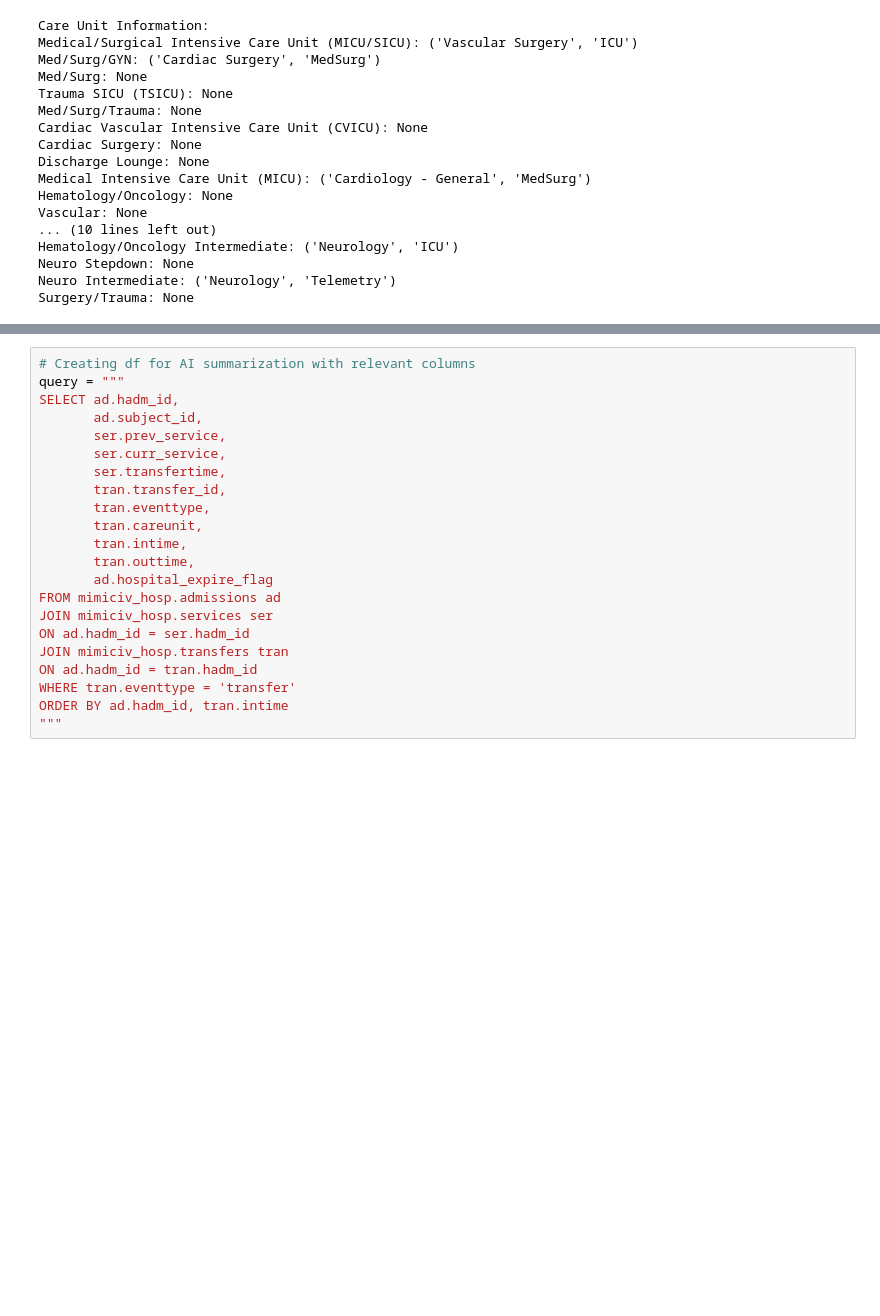
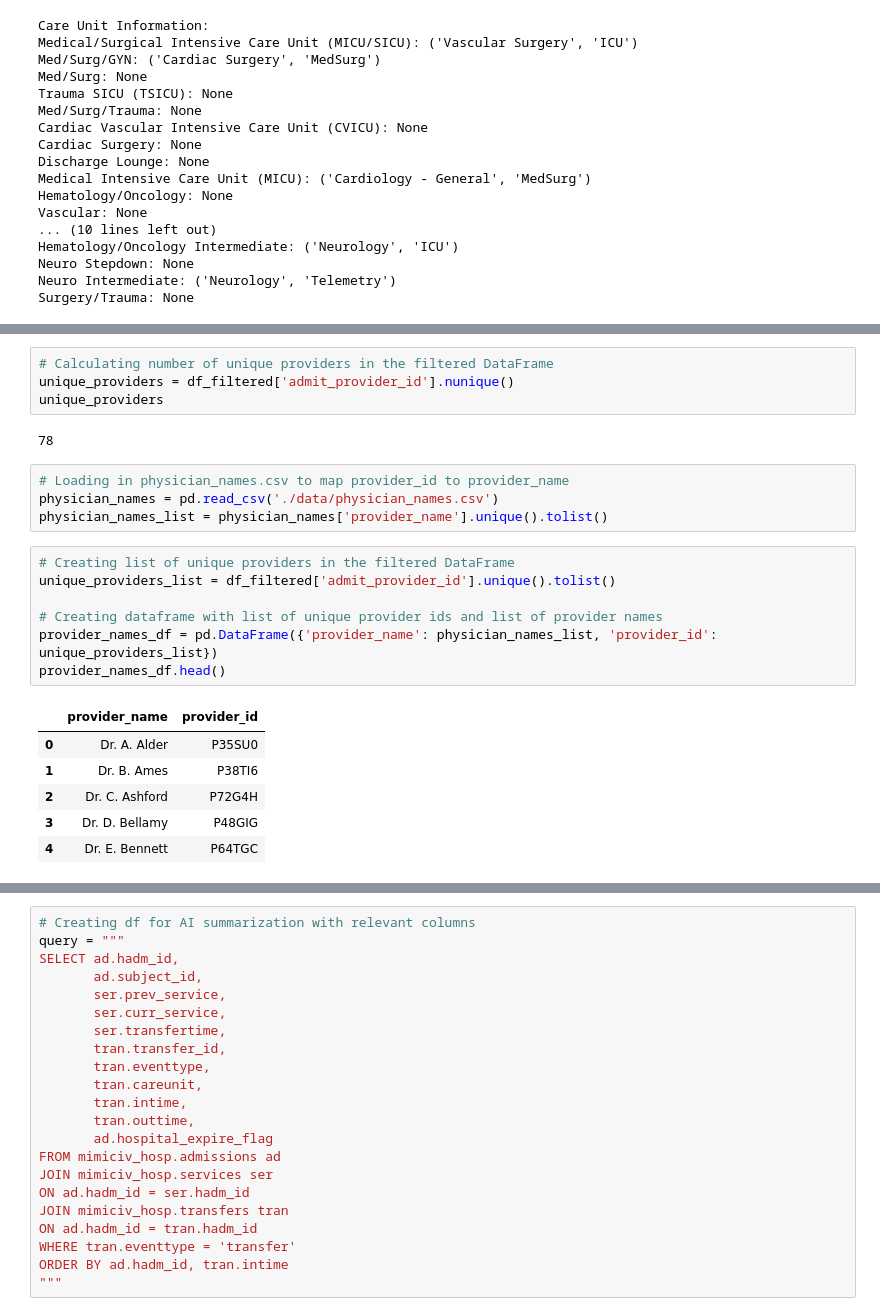
Before and after one commit to giulioelmi/AI-transfer, a Jupyter notebook: mimiciv.ipynb, the cells around one changed output, grey strips where cells are left out. Drawn from its saved outputs; the diff is of its cells as text; blank space fills up the shorter version.

```diff
--- a/mimiciv.ipynb
+++ b/mimiciv.ipynb
@@ -286,0 +288,24 @@ See the caveats in the documentation: https://pandas.pydata.org/pandas-docs/stab
+# %%
+# Calculating number of unique providers in the filtered DataFrame
+unique_providers = df_filtered['admit_provider_id'].nunique()
+unique_providers
+# %% [output]
+78
+# %%
+# Loading in physician_names.csv to map provider_id to provider_name
+physician_names = pd.read_csv('./data/physician_names.csv')
+physician_names_list = physician_names['provider_name'].unique().tolist()
+# %%
+# Creating list of unique providers in the filtered DataFrame
+unique_providers_list = df_filtered['admit_provider_id'].unique().tolist()
+
+# Creating dataframe with list of unique provider ids and list of provider names
+provider_names_df = pd.DataFrame({'provider_name': physician_names_list, 'provider_id': unique_providers_list})
+provider_names_df.head()
+# %% [output]
+|  | provider_name | provider_id |
+| 0 | Dr. A. Alder | P35SU0 |
+| 1 | Dr. B. Ames | P38TI6 |
+| 2 | Dr. C. Ashford | P72G4H |
+| 3 | Dr. D. Bellamy | P48GIG |
+| 4 | Dr. E. Bennett | P64TGC |
```
Also changed, not shown: parts of 6 cells of this notebook, 2 other files.
